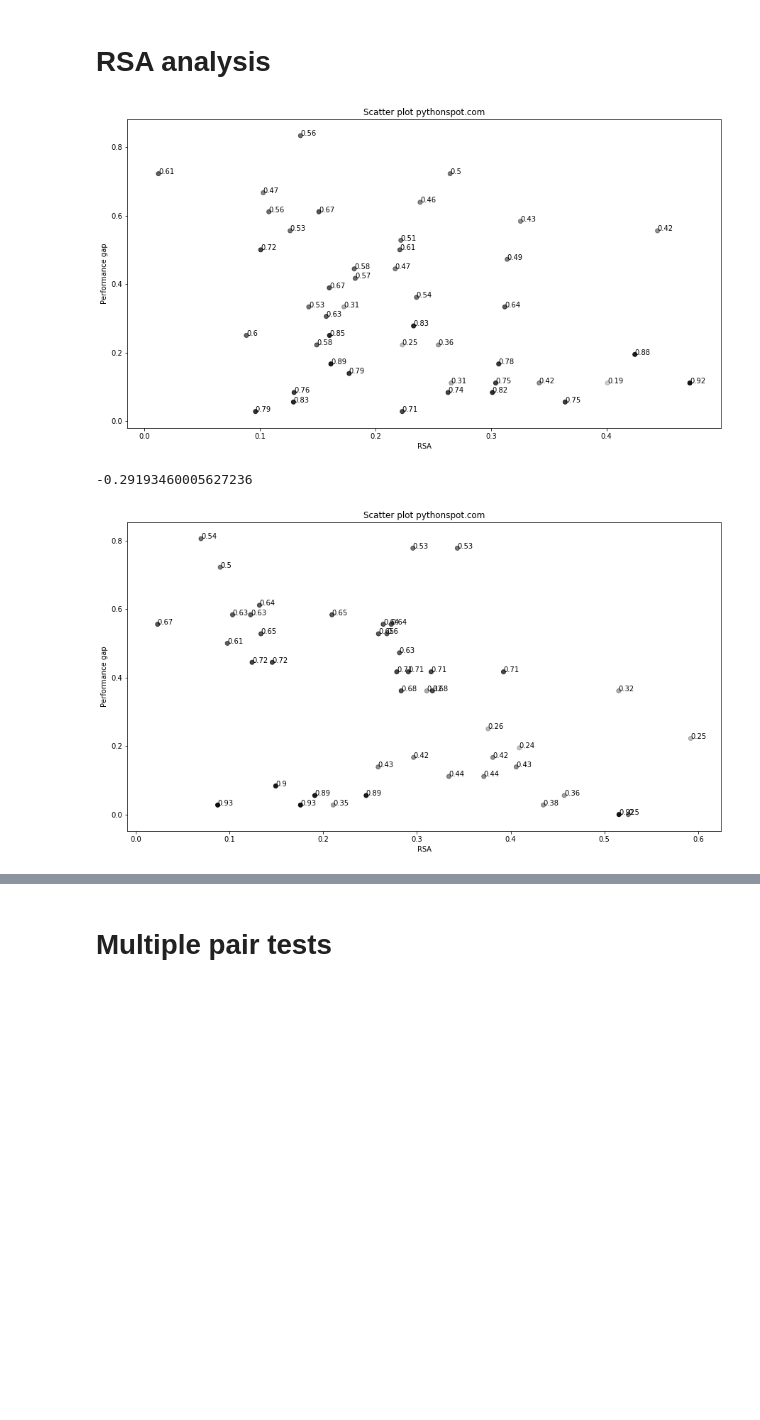
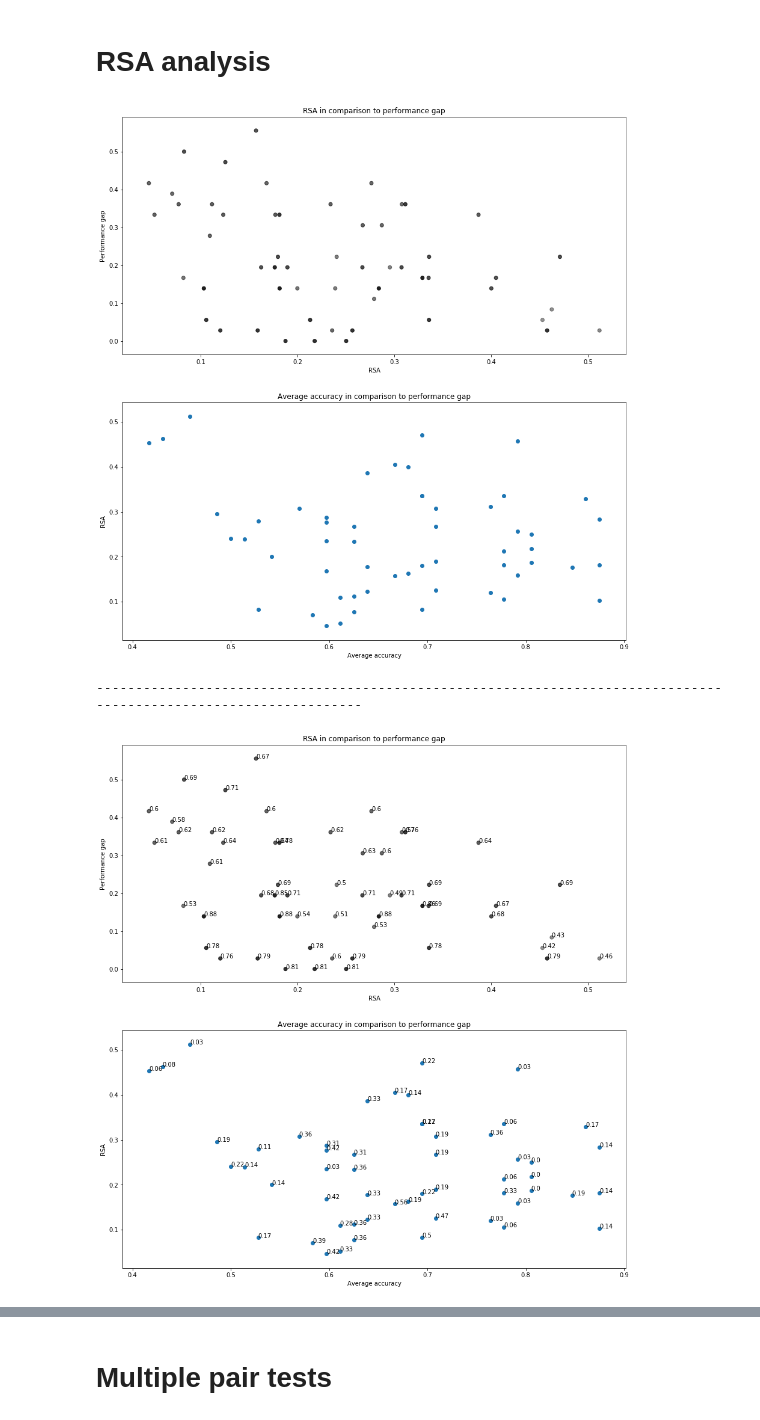
Before and after one commit to OscarLigthart/TopographicSimilarity, a Jupyter notebook: generalization_analysis.ipynb, the cells around one changed output, grey strips where cells are left out. Cells and saved outputs as stored; diff of their text form; code cells hidden in the pictures; blank space fills up the shorter version.

```diff
--- a/generalization_analysis.ipynb
+++ b/generalization_analysis.ipynb
@@ -159,7 +159,7 @@ def plot_results(train, generalize, title = None,individual=False):
 
     fig, ax = plt.subplots(figsize=(15,8))
 
-    index = np.arange(10)
+    index = np.arange(len(train))
 
     bar_width = 0.6
     opacity = 0.7
@@ -389,12 +409,17 @@ def scatter(path):
 # %%
 # open file
 paths = ["runs/lstm_max_len_10_vocab_25_attr_5_split_2",
          "runs/lstm_max_len_10_vocab_25_same_data_attr_5_split_2"]
 
+# specify number of seeds
+k = 10
 
-for path in paths:
-    scatter(path)
+#for path in paths:
+#    scatter(path)
+scatter(paths[1], annotate=False, nr_seeds=k)
+print('------------------------------------------------------------------------------------------------------------------')
+scatter(paths[1], show_correlation=True, nr_seeds=k)
 # %% [output]
-[figure, old version]
+[figure, new version]
--0.29193460005627236
+------------------------------------------------------------------------------------------------------------------
-[figure, old version]
+[figure, new version]
```
Also changed, not shown: parts of 4 cells of this notebook, 14 other files.
